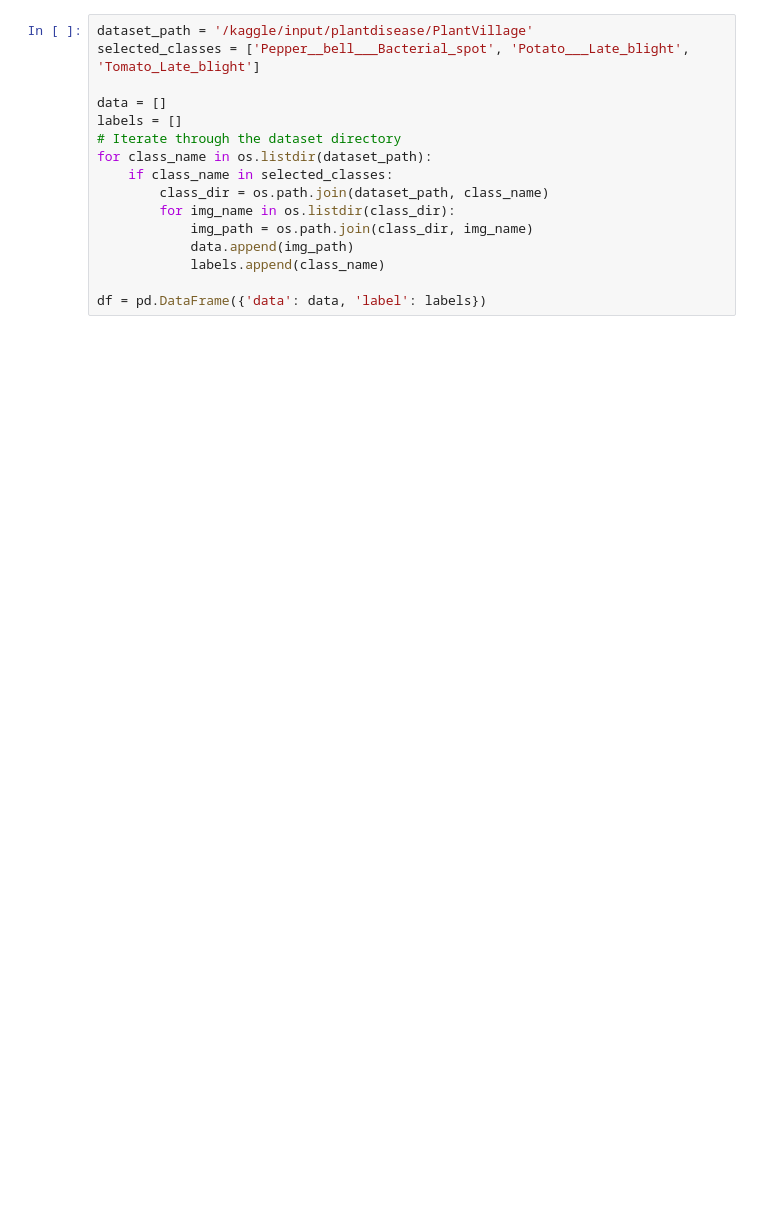
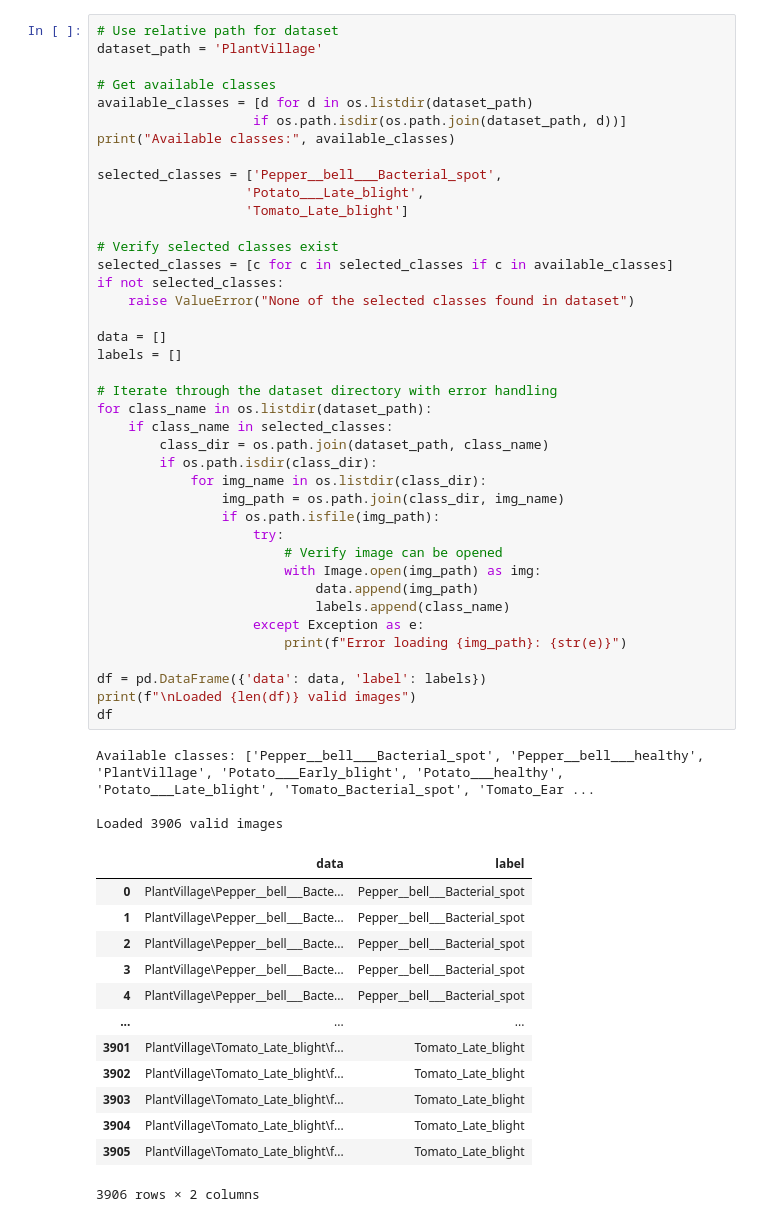
Before and after one commit to Janet-Pushpa/Plant-disease-detection, a Jupyter notebook: plantvillage-classification.ipynb, the cells around one changed output. Saved outputs shown, nothing was run; the diff lists cells and outputs as text; blank space fills up the shorter version.

```diff
--- a/plantvillage-classification.ipynb
+++ b/plantvillage-classification.ipynb
@@ -30,16 +24,57 @@ Error:
 # %%
-dataset_path = '/kaggle/input/plantdisease/PlantVillage'
-selected_classes = ['Pepper__bell___Bacterial_spot', 'Potato___Late_blight', 'Tomato_Late_blight']
+# Use relative path for dataset
+dataset_path = 'PlantVillage'
+
+# Get available classes
+available_classes = [d for d in os.listdir(dataset_path)
+                    if os.path.isdir(os.path.join(dataset_path, d))]
+print("Available classes:", available_classes)
+
+selected_classes = ['Pepper__bell___Bacterial_spot',
+                   'Potato___Late_blight',
+                   'Tomato_Late_blight']
+
+# Verify selected classes exist
+selected_classes = [c for c in selected_classes if c in available_classes]
+if not selected_classes:
+    raise ValueError("None of the selected classes found in dataset")
 
 data = []
 labels = []
-# Iterate through the dataset directory
+
+# Iterate through the dataset directory with error handling
 for class_name in os.listdir(dataset_path):
     if class_name in selected_classes:
         class_dir = os.path.join(dataset_path, class_name)
-        for img_name in os.listdir(class_dir):
-            img_path = os.path.join(class_dir, img_name)
-            data.append(img_path)
-            labels.append(class_name)
+        if os.path.isdir(class_dir):
+            for img_name in os.listdir(class_dir):
+                img_path = os.path.join(class_dir, img_name)
+                if os.path.isfile(img_path):
+                    try:
+                        # Verify image can be opened
+                        with Image.open(img_path) as img:
+                            data.append(img_path)
+                            labels.append(class_name)
+                    except Exception as e:
+                        print(f"Error loading {img_path}: {str(e)}")
 
 df = pd.DataFrame({'data': data, 'label': labels})
+print(f"\nLoaded {len(df)} valid images")
+df
+# %% [output]
+Available classes: ['Pepper__bell___Bacterial_spot', 'Pepper__bell___healthy', 'PlantVillage', 'Potato___Early_blight', 'Potato___healthy', 'Potato___Late_blight', 'Tomato_Bacterial_spot', 'Tomato_Ear ...
+
+Loaded 3906 valid images
+|  | data | label |
+| 0 | PlantVillage\Pepper__bell___Bacte... | Pepper__bell___Bacterial_spot |
+| 1 | PlantVillage\Pepper__bell___Bacte... | Pepper__bell___Bacterial_spot |
+| 2 | PlantVillage\Pepper__bell___Bacte... | Pepper__bell___Bacterial_spot |
+| 3 | PlantVillage\Pepper__bell___Bacte... | Pepper__bell___Bacterial_spot |
+| 4 | PlantVillage\Pepper__bell___Bacte... | Pepper__bell___Bacterial_spot |
+| ... | ... | ... |
+| 3901 | PlantVillage\Tomato_Late_blight\f... | Tomato_Late_blight |
+| 3902 | PlantVillage\Tomato_Late_blight\f... | Tomato_Late_blight |
+| 3903 | PlantVillage\Tomato_Late_blight\f... | Tomato_Late_blight |
+| 3904 | PlantVillage\Tomato_Late_blight\f... | Tomato_Late_blight |
+| 3905 | PlantVillage\Tomato_Late_blight\f... | Tomato_Late_blight |
+3906 rows × 2 columns
```
Also changed, not shown: parts of 29 cells of this notebook, 1 other file.
